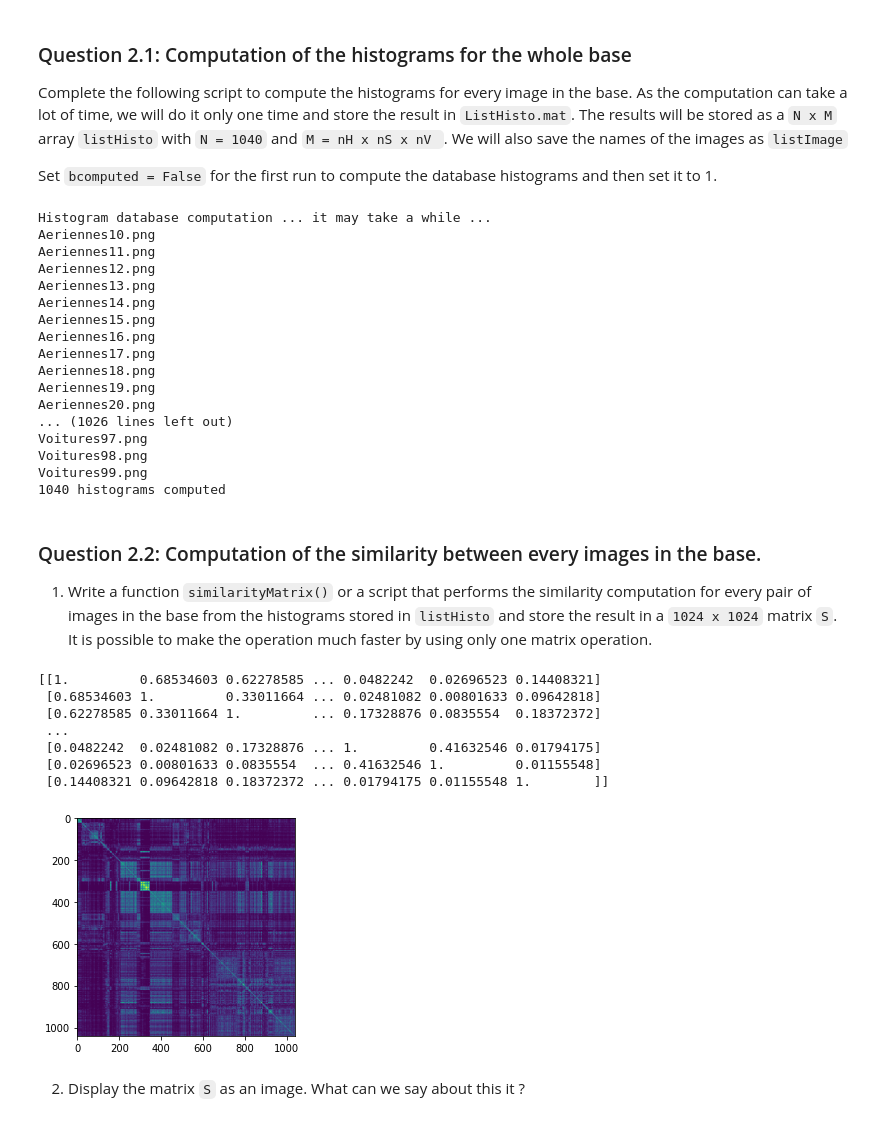
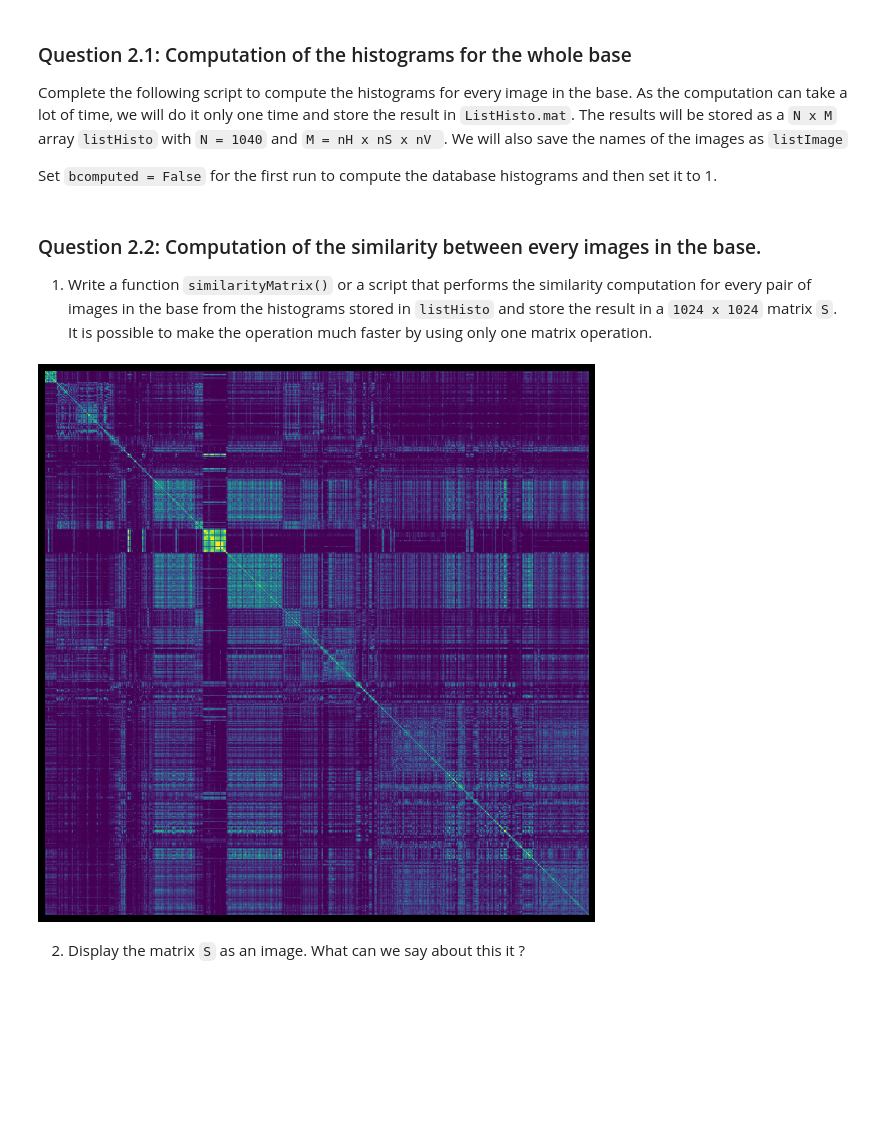
Before and after one commit to White-On/BIMA_Notebook, a Jupyter notebook: TME7.ipynb, the cells around one changed output. Saved outputs shown, nothing was run; the diff lists cells and outputs as text; code cells hidden in the pictures; blank space fills up the shorter version.

```diff
--- a/TME7.ipynb
+++ b/TME7.ipynb
@@ -244,12 +286,4 @@
 # %%
-import os
-from scipy.io.matlab.mio import loadmat, savemat
-
-#####
-
-pathImage = './Base/'
-listImage = os.listdir(pathImage)
-pathDescriptors = './'
 
 # Quantization HSV
 nH = 13
@@ -284,24 +318,6 @@ if not bcomputed:
                       'listImage': np.array(listImage)})
 else:
     print("Histogram database computation already done.")
-# %% [output]
-Histogram database computation ... it may take a while ...
-Aeriennes10.png
-Aeriennes11.png
-Aeriennes12.png
-Aeriennes13.png
-Aeriennes14.png
-Aeriennes15.png
-Aeriennes16.png
-Aeriennes17.png
-Aeriennes18.png
-Aeriennes19.png
-Aeriennes20.png
-... (1026 lines left out)
-Voitures97.png
-Voitures98.png
-Voitures99.png
-1040 histograms computed
 # %% [markdown]
 ### Question 2.2: Computation of the similarity between every images in the base.
 
@@ -326,19 +342,13 @@ def similarityMatrix(listHisto):
 
 S = similarityMatrix(listHisto)
 # %%
-print(S)
-
+# print(S)
+plt.figure(figsize=(10,10))
 plt.imshow(S)
+plt.axis('off')
 plt.show()
 # %% [output]
-[[1.         0.68534603 0.62278585 ... 0.0482242  0.02696523 0.14408321]
- [0.68534603 1.         0.33011664 ... 0.02481082 0.00801633 0.09642818]
- [0.62278585 0.33011664 1.         ... 0.17328876 0.0835554  0.18372372]
- ...
- [0.0482242  0.02481082 0.17328876 ... 1.         0.41632546 0.01794175]
- [0.02696523 0.00801633 0.0835554  ... 0.41632546 1.         0.01155548]
- [0.14408321 0.09642818 0.18372372 ... 0.01794175 0.01155548 1.        ]]
-[figure, old version]
+[figure, new version]
 # %% [markdown]
 2. Display the matrix `S`  as an image. What can we say about this it ?
 # %% [markdown]
```
Also changed, not shown: parts of 7 cells of this notebook.
